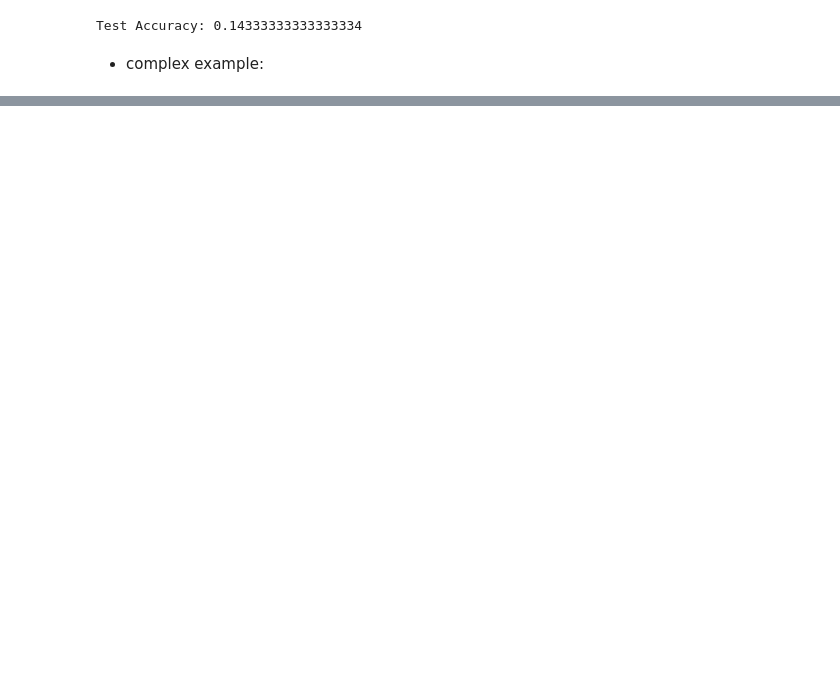
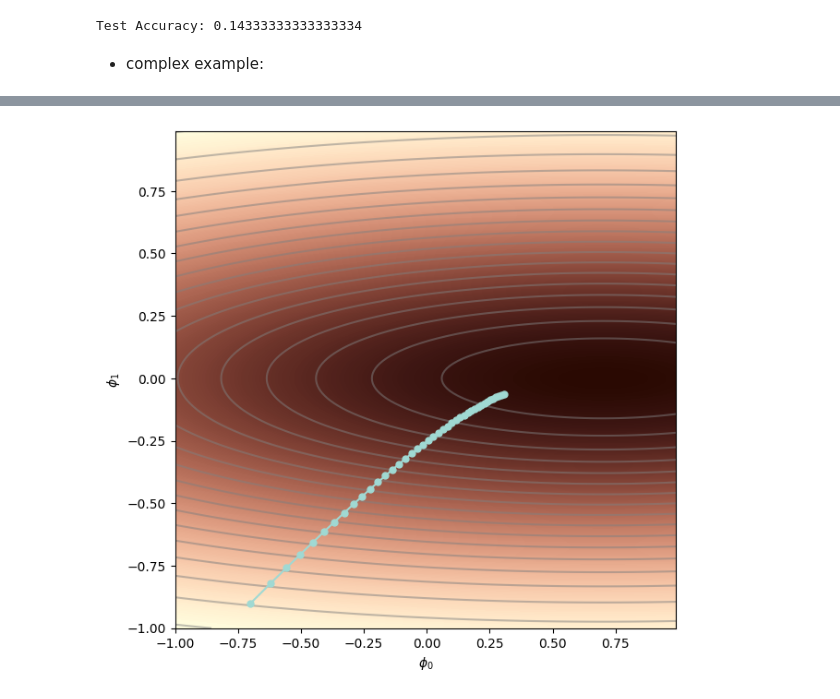
Before and after one commit to BrsDincer/Pathway_AI_And_Computational_Agents, a Jupyter notebook: deep_learning_path/Adam_Optimizer_Logic.ipynb, the cells around one changed output, grey strips where cells are left out. Drawn from its saved outputs; the diff is of its cells as text; code cells hidden in the pictures; blank space fills up the shorter version.

```diff
--- a/deep_learning_path/Adam_Optimizer_Logic.ipynb
+++ b/deep_learning_path/Adam_Optimizer_Logic.ipynb
@@ -237,0 +279,10 @@ NameError: name 'colorHes' is not defined
+# %%
+def NormalizedGradients(start_posn, n_steps, alpha, epsilon=1e-20):
+    grad_path = np.zeros((2, n_steps+1))
+    grad_path[:,0] = start_posn[:,0]
+    v = np.zeros_like(grad_path[:,0])
+    for c_step in range(n_steps):
+        m = LossGradient(grad_path[0,c_step], grad_path[1,c_step])
+        v = v + m**2
+        grad_path[:,c_step+1] = grad_path[:,c_step] - (alpha / (np.sqrt(v) + epsilon)) * m
+    return grad_path
@@ -237,0 +304,8 @@ NameError: name 'colorHes' is not defined
+# %%
+start_posn = np.zeros((2,1));
+start_posn[0,0] = -0.7; start_posn[1,0] = -0.9
+# Run gradient descent
+grad_path1 = NormalizedGradients(start_posn, n_steps=40, alpha = 0.08)
+DrawFunction(phi0mesh, phi1mesh, loss_function, my_colormap, grad_path1)
+# %% [output]
+[figure, added]
```
Also changed, not shown: parts of 11 cells of this notebook.
